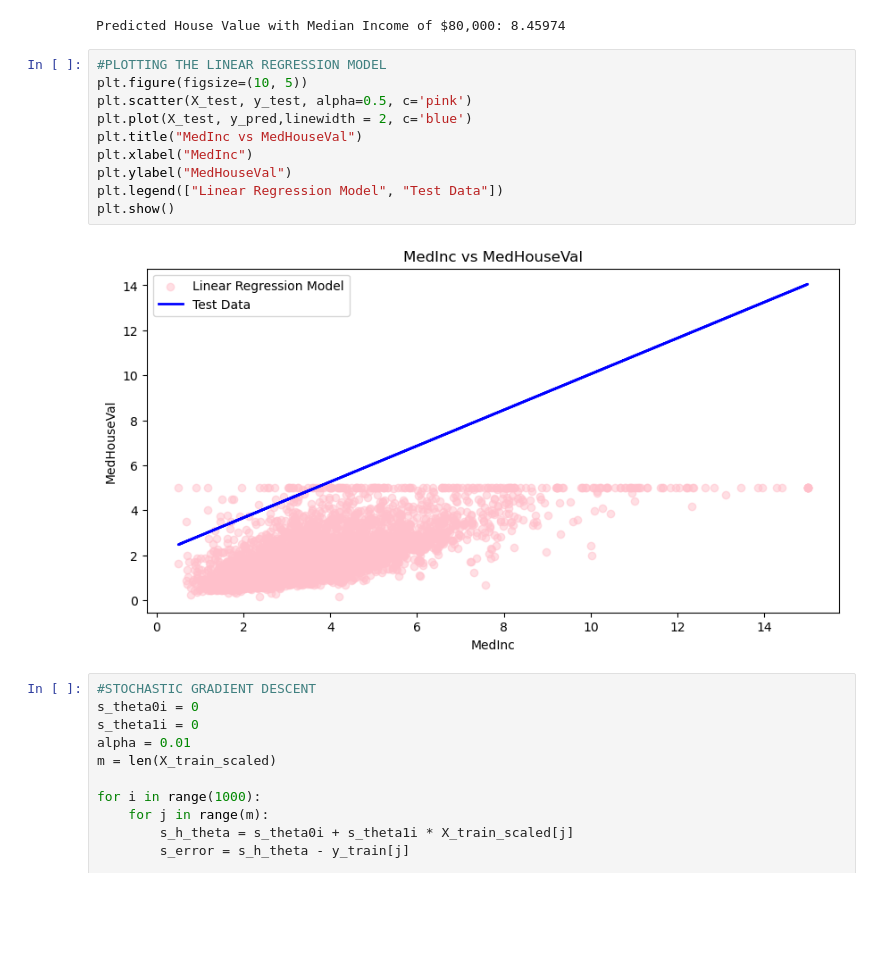
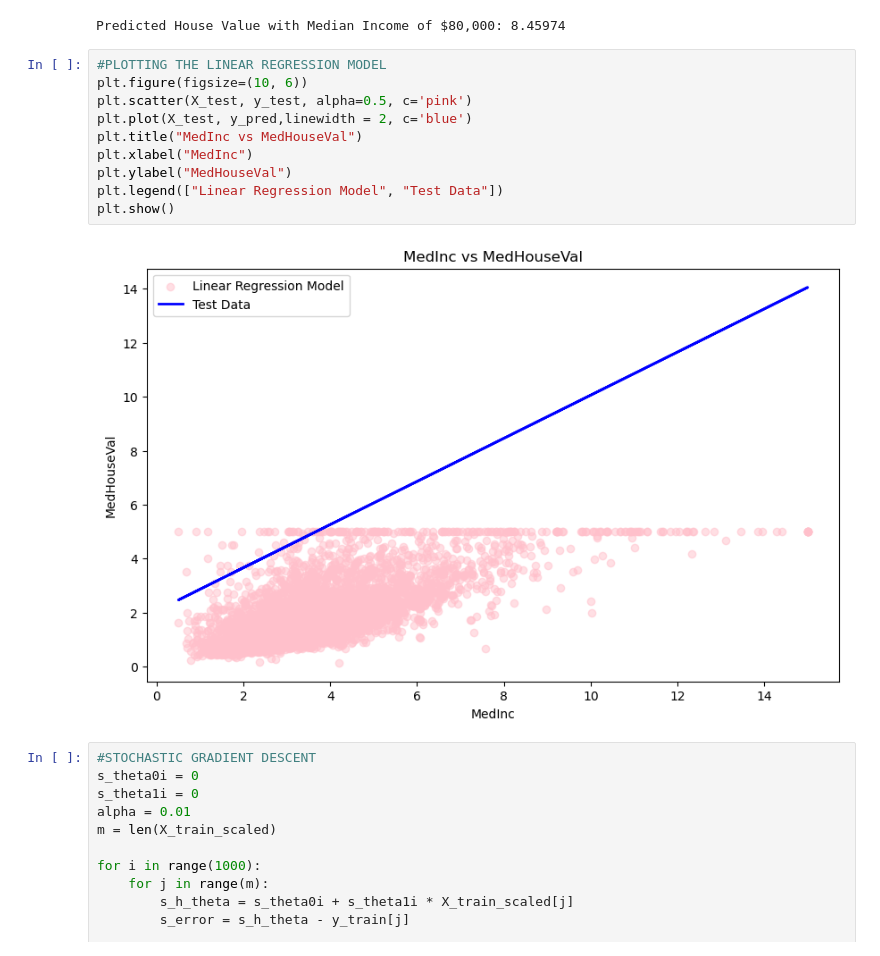
Before and after one commit to arwaguudle/Artificial-Intelligence-Coursework, a Jupyter notebook: Linear Regression.ipynb, the cells around one changed output. Cells and saved outputs as stored; diff of their text form; blank space fills up the shorter version.

Commit message:
graph

```diff
--- a/Linear Regression.ipynb
+++ b/Linear Regression.ipynb
@@ -127,16 +127,16 @@ print(f"Predicted House Value with Median Income of $80,000: {y_pred_80:.5f}")
 Predicted House Value with Median Income of $80,000: 8.45974
 # %%
 #PLOTTING THE LINEAR REGRESSION MODEL
-plt.figure(figsize=(10, 5))
+plt.figure(figsize=(10, 6))
 plt.scatter(X_test, y_test, alpha=0.5, c='pink')
 plt.plot(X_test, y_pred,linewidth = 2, c='blue')
 plt.title("MedInc vs MedHouseVal")
 plt.xlabel("MedInc")
 plt.ylabel("MedHouseVal")
 plt.legend(["Linear Regression Model", "Test Data"])
 plt.show()
 # %% [output]
-[figure, old version]
+[figure, new version]
 # %%
 #STOCHASTIC GRADIENT DESCENT
 s_theta0i = 0
```
